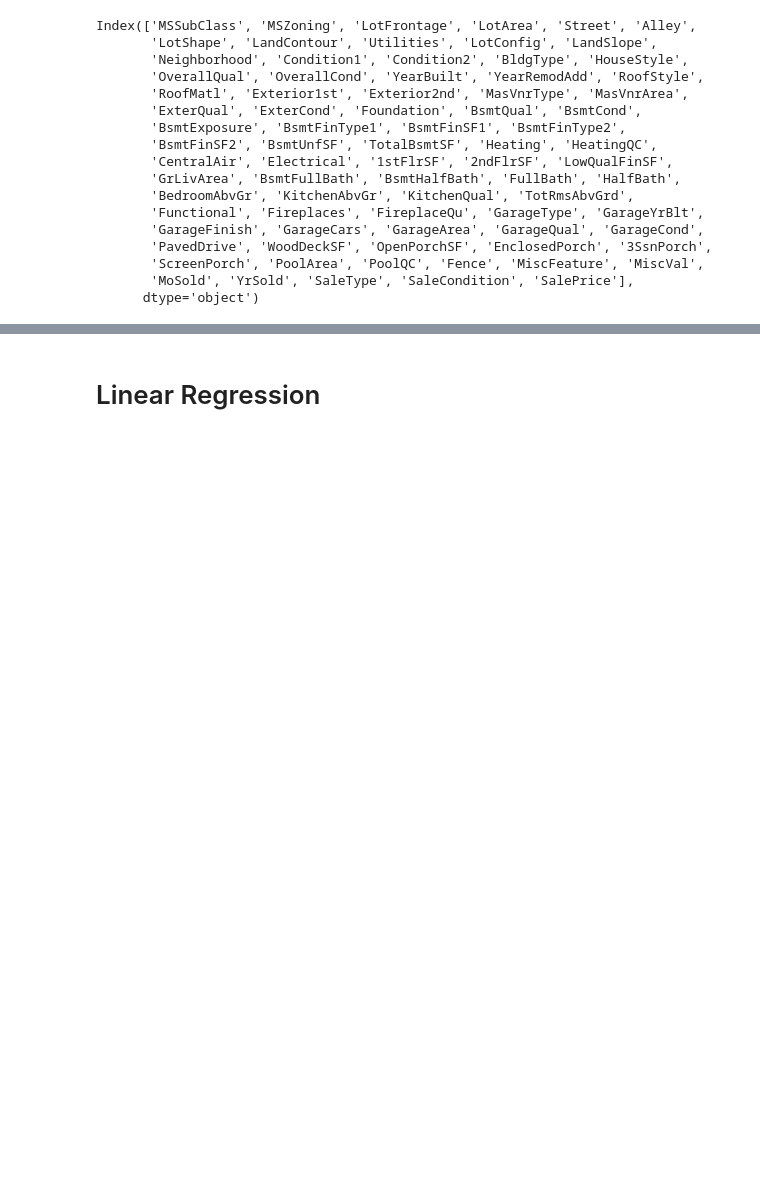
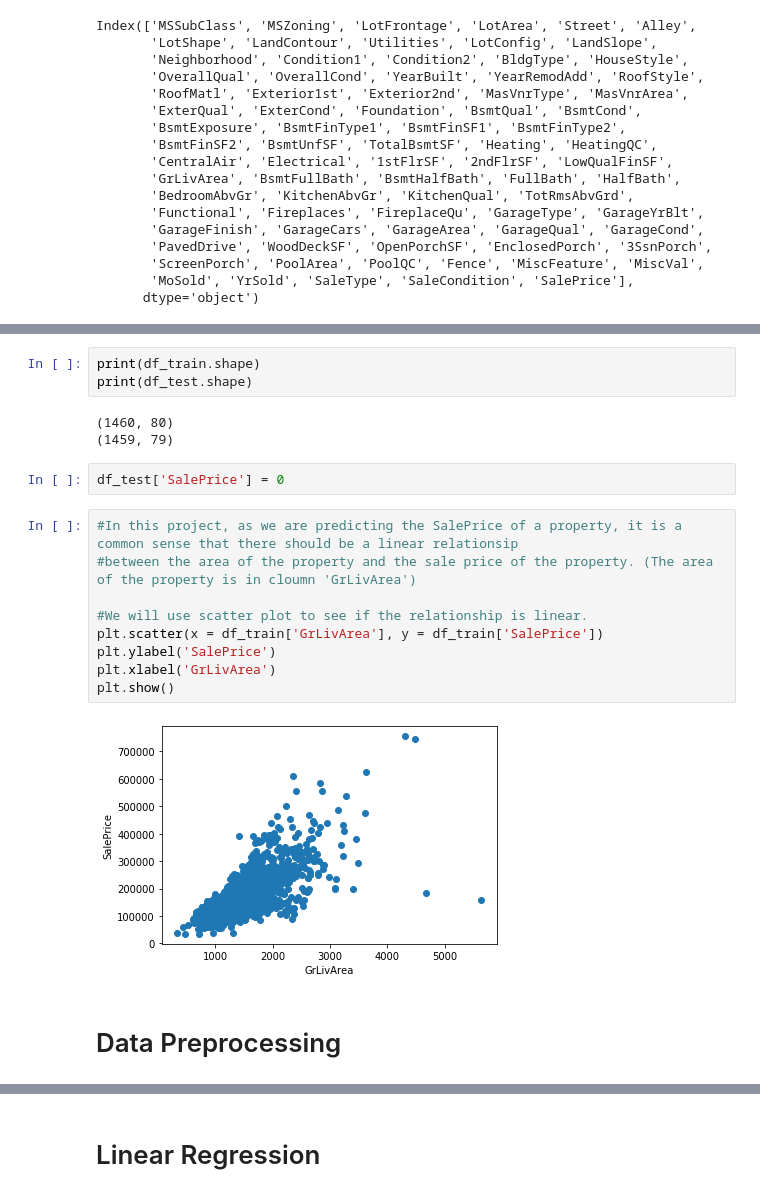
Before and after one commit to lijq33/Data-mining, a Jupyter notebook: Ridge.ipynb, the cells around one changed output, grey strips where cells are left out. Drawn from its saved outputs; the diff is of its cells as text; blank space fills up the shorter version.

```diff
--- a/Ridge.ipynb
+++ b/Ridge.ipynb
@@ -42,0 +71,21 @@ Index(['MSSubClass', 'MSZoning', 'LotFrontage', 'LotArea', 'Street', 'Alley',
+# %%
+print(df_train.shape)
+print(df_test.shape)
+# %% [output]
+(1460, 80)
+(1459, 79)
+# %%
+df_test['SalePrice'] = 0
+# %%
+#In this project, as we are predicting the SalePrice of a property, it is a common sense that there should be a linear relationsip
+#between the area of the property and the sale price of the property. (The area of the property is in cloumn 'GrLivArea')
+
+#We will use scatter plot to see if the relationship is linear.
+plt.scatter(x = df_train['GrLivArea'], y = df_train['SalePrice'])
+plt.ylabel('SalePrice')
+plt.xlabel('GrLivArea')
+plt.show()
+# %% [output]
+[figure, added]
+# %% [markdown]
+# Data Preprocessing
```
Also changed, not shown: parts of 14 cells of this notebook, 1 other file.
